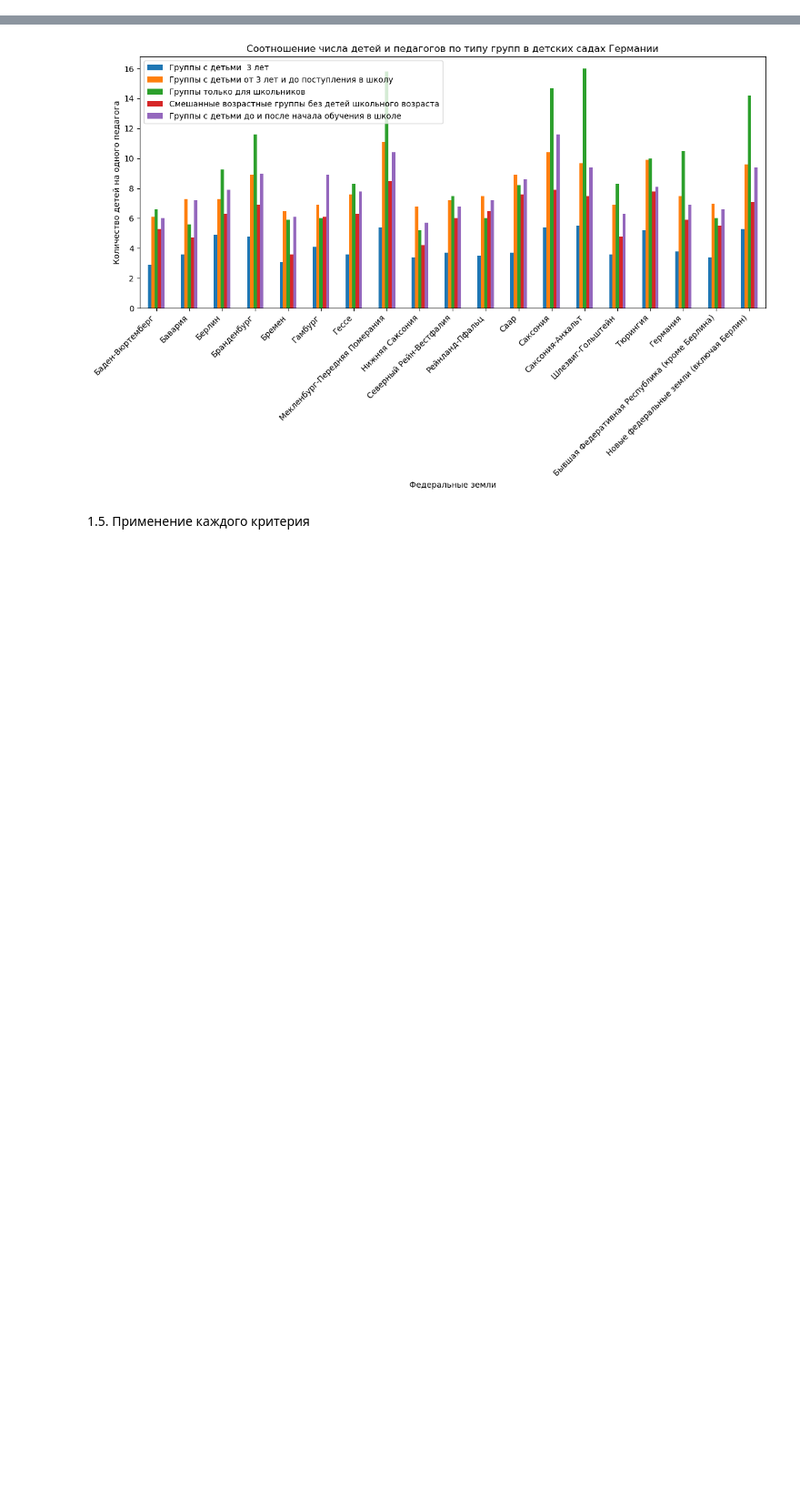
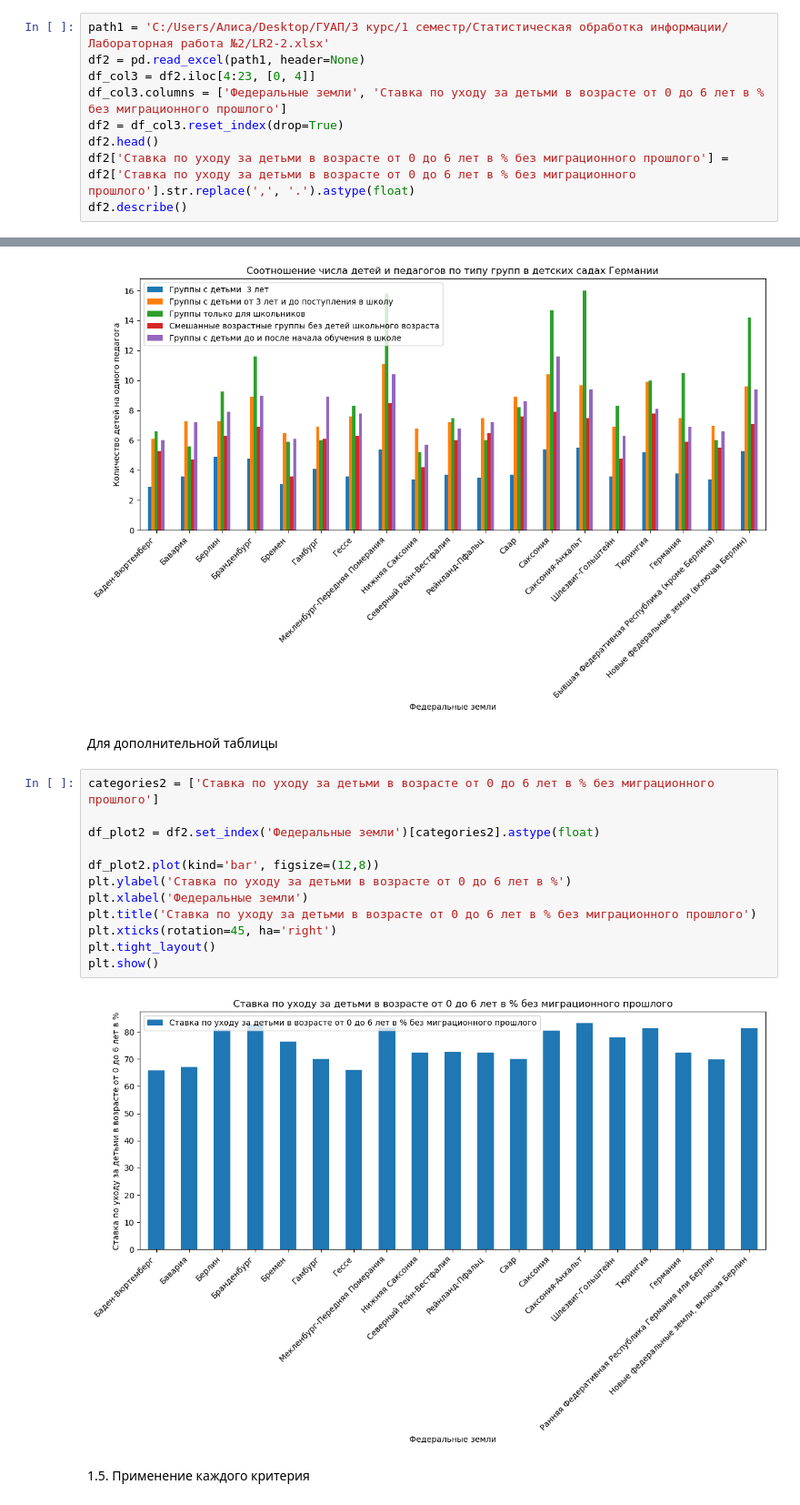
Before and after one commit to AlisaRezanova/SOI_2, a Jupyter notebook: ПР2.ipynb, the cells around one changed output, grey strips where cells are left out. Shown at 91% size. Drawn from its saved outputs; the diff is of its cells as text; blank space fills up the shorter version.

```diff
--- a/ПР2.ipynb
+++ b/ПР2.ipynb
@@ -57,0 +60,9 @@ df1.head()
+# %%
+path1 = 'C:/Users/Алиса/Desktop/ГУАП/3 курс/1 семестр/Статистическая обработка информации/Лабораторная работа №2/LR2-2.xlsx'
+df2 = pd.read_excel(path1, header=None)
+df_col3 = df2.iloc[4:23, [0, 4]]
+df_col3.columns = ['Федеральные земли', 'Ставка по уходу за детьми в возрасте от 0 до 6 лет в % без миграционного прошлого']
+df2 = df_col3.reset_index(drop=True)
+df2.head()
+df2['Ставка по уходу за детьми в возрасте от 0 до 6 лет в % без миграционного прошлого'] = df2['Ставка по уходу за детьми в возрасте от 0 до 6 лет в % без миграционного прошлого'].str.replace(',', '.').astype(float)
+df2.describe()
@@ -131,6 +152,22 @@ plt.tight_layout()
 plt.show()
 # %% [output]
 [figure]
+# %% [markdown]
+Для дополнительной таблицы
+# %%
+categories2 = ['Ставка по уходу за детьми в возрасте от 0 до 6 лет в % без миграционного прошлого']
+
+df_plot2 = df2.set_index('Федеральные земли')[categories2].astype(float)
+
+df_plot2.plot(kind='bar', figsize=(12,8))
+plt.ylabel('Ставка по уходу за детьми в возрасте от 0 до 6 лет в %')
+plt.xlabel('Федеральные земли')
+plt.title('Ставка по уходу за детьми в возрасте от 0 до 6 лет в % без миграционного прошлого')
+plt.xticks(rotation=45, ha='right')
+plt.tight_layout()
+plt.show()
+# %% [output]
+[figure, added]
 # %% [markdown]
 1.5. Применение каждого критерия
 # %% [markdown]
```
Also changed, not shown: parts of 8 cells of this notebook.
